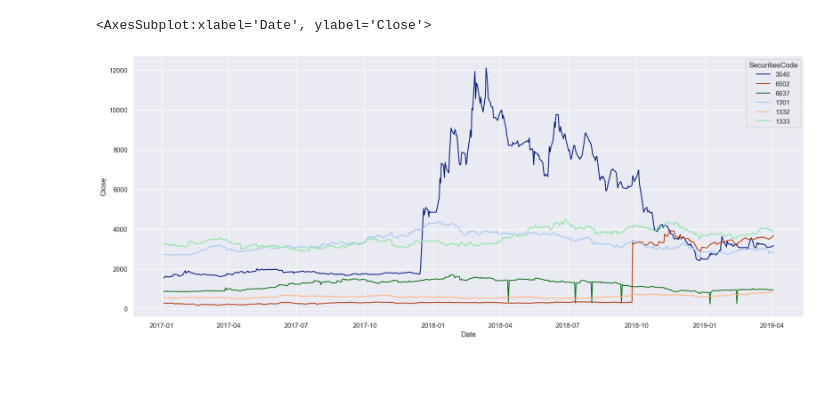
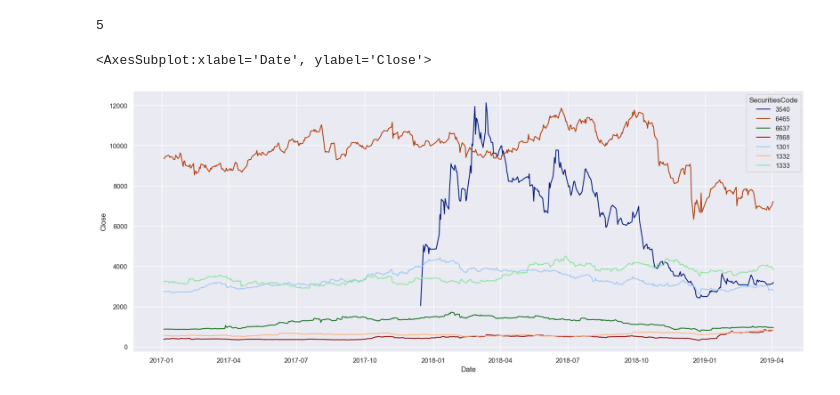
Before and after one commit to edenni/jpx, a Jupyter notebook: notebook/eda.ipynb, the cells around one changed output. Drawn from its saved outputs; the diff is of its cells as text; code cells hidden in the pictures.

```diff
--- a/notebook/eda.ipynb
+++ b/notebook/eda.ipynb
@@ -13,19 +13,23 @@ df_stocklist = pd.read_csv('../input/jpx-tokyo-stock-exchange-prediction/stock_l
 df_price.Close = df_price.Close.ffill()
 # %%
 sns.set()
+# %%
+df_price[df_price.SupervisionFlag == True].SecuritiesCode.nunique()
+# %% [output]
+5
 # %%
-delist = df_price[df_price.SupervisionFlag == True].SecuritiesCode.unique()[:3]
+delist = df_price[df_price.SupervisionFlag == True].SecuritiesCode.unique()[1:]
 normal = df_price[df_price.SupervisionFlag == False].SecuritiesCode.unique()[:3]
 df_delist = df_price[df_price.SecuritiesCode.isin(delist)]
 df_normal = df_price[df_price.SecuritiesCode.isin(normal)]
 
 df = pd.concat([df_delist, df_normal], axis=0)
 df.Date = pd.to_datetime(df.Date)
 
 fig = plt.figure(figsize=(20, 8), dpi=100)
 sns.lineplot(data=df[df.SecuritiesCode.isin(delist)], x='Date', y='Close', hue='SecuritiesCode', palette='dark')
 sns.lineplot(data=df[df.SecuritiesCode.isin(normal)], x='Date', y='Close', hue='SecuritiesCode', palette='pastel')
 # %% [output]
 <AxesSubplot:xlabel='Date', ylabel='Close'>
-[figure, old version]
+[figure, new version]
 # %%
```
Also changed, not shown: parts of 1 cell of this notebook, 7 other files.
